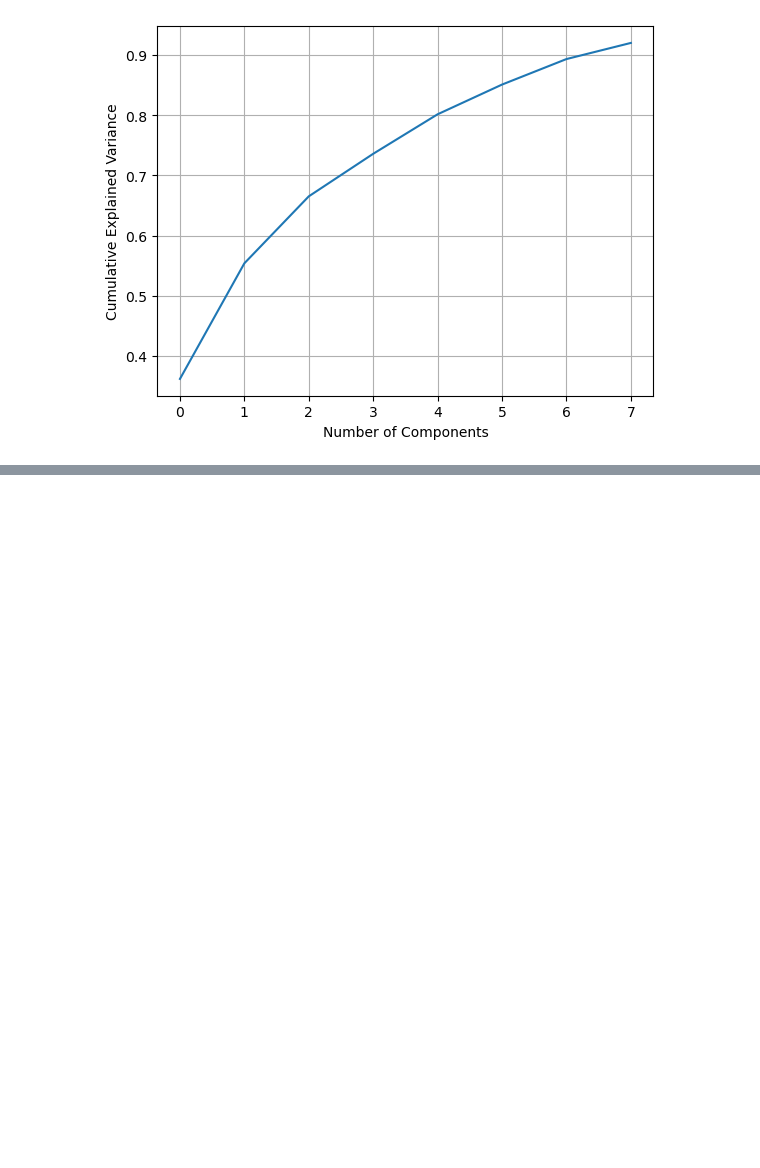
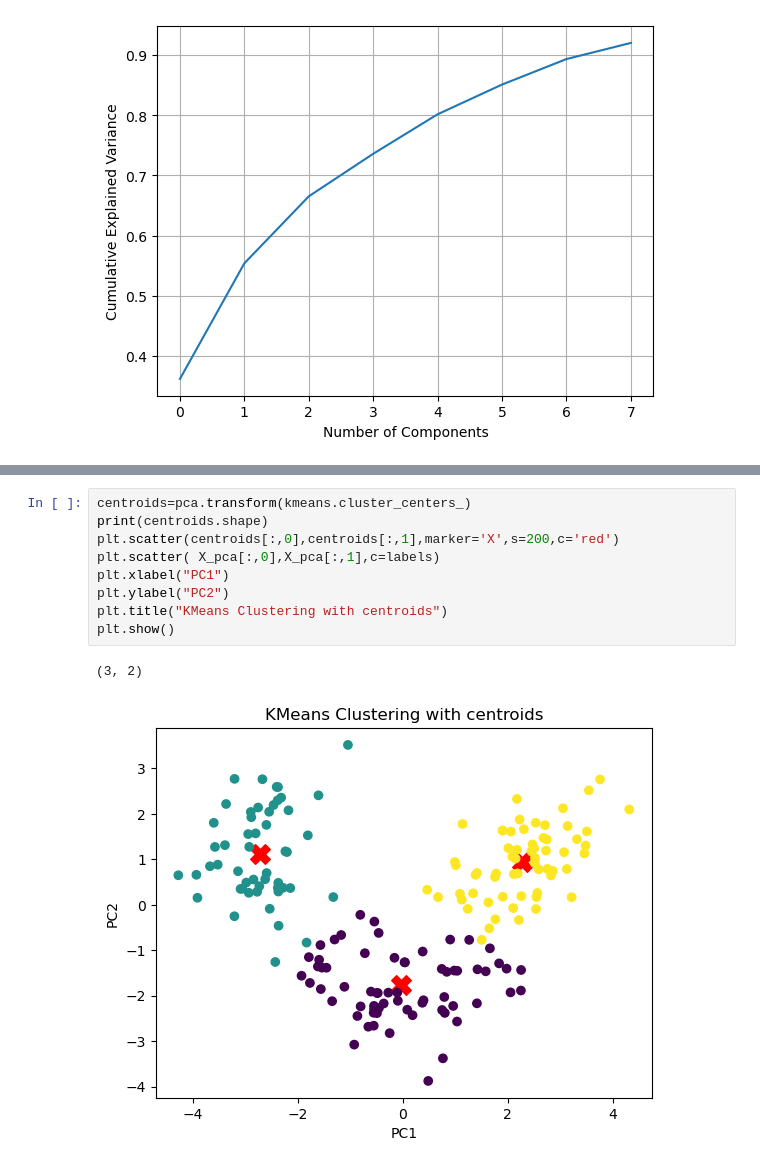
Before and after one commit to suryansh007-ai/PCA-Principal-Component-Analysis-notes, a Jupyter notebook: PCA_Wine.ipynb, the cells around one changed output, grey strips where cells are left out. Cells and saved outputs as stored; diff of their text form; blank space fills up the shorter version.

```diff
--- a/PCA_Wine.ipynb
+++ b/PCA_Wine.ipynb
@@ -197,0 +232,12 @@ plt.show()
+# %%
+centroids=pca.transform(kmeans.cluster_centers_)
+print(centroids.shape)
+plt.scatter(centroids[:,0],centroids[:,1],marker='X',s=200,c='red')
+plt.scatter( X_pca[:,0],X_pca[:,1],c=labels)
+plt.xlabel("PC1")
+plt.ylabel("PC2")
+plt.title("KMeans Clustering with centroids")
+plt.show()
+# %% [output]
+(3, 2)
+[figure, added]
```
Also changed, not shown: parts of 7 cells of this notebook.
